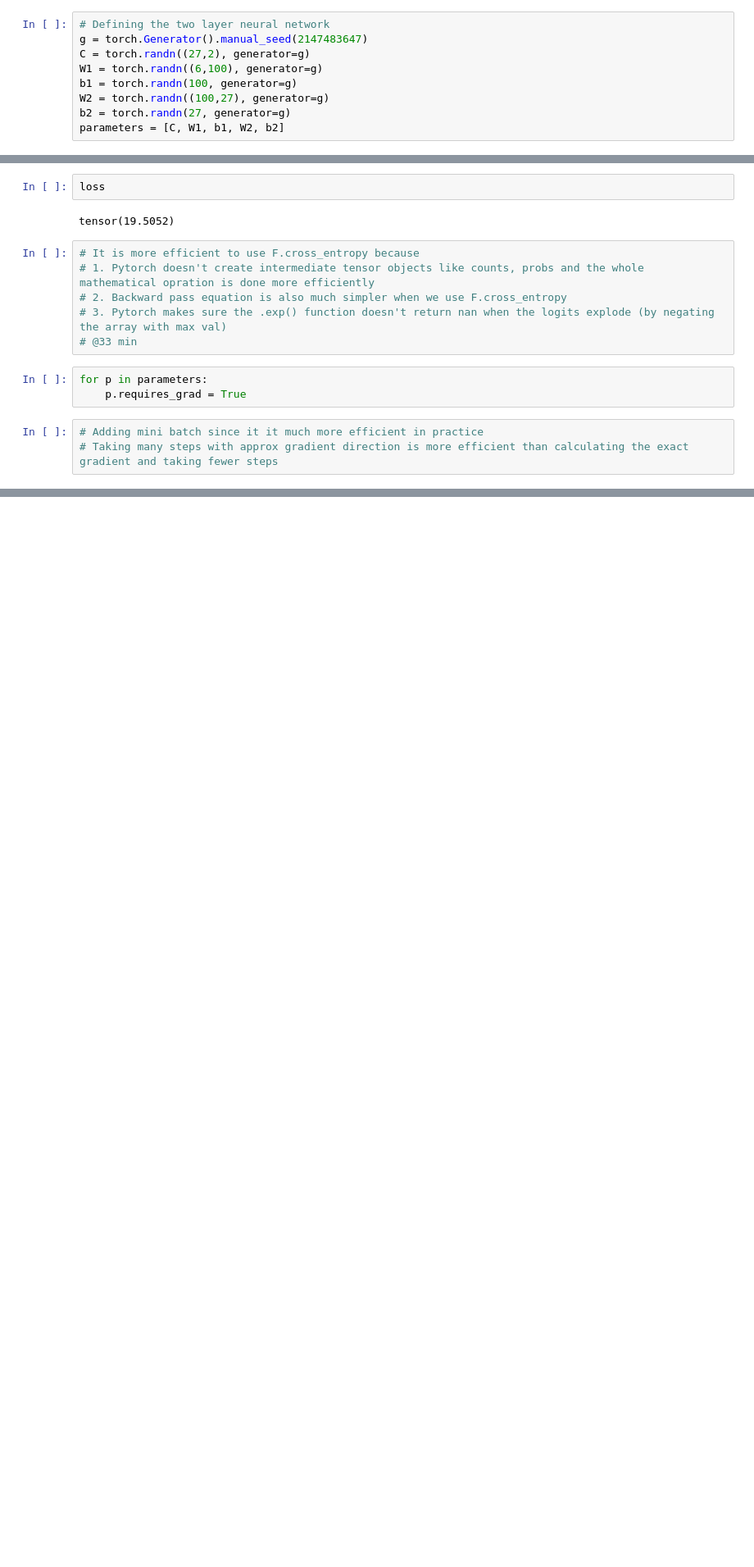
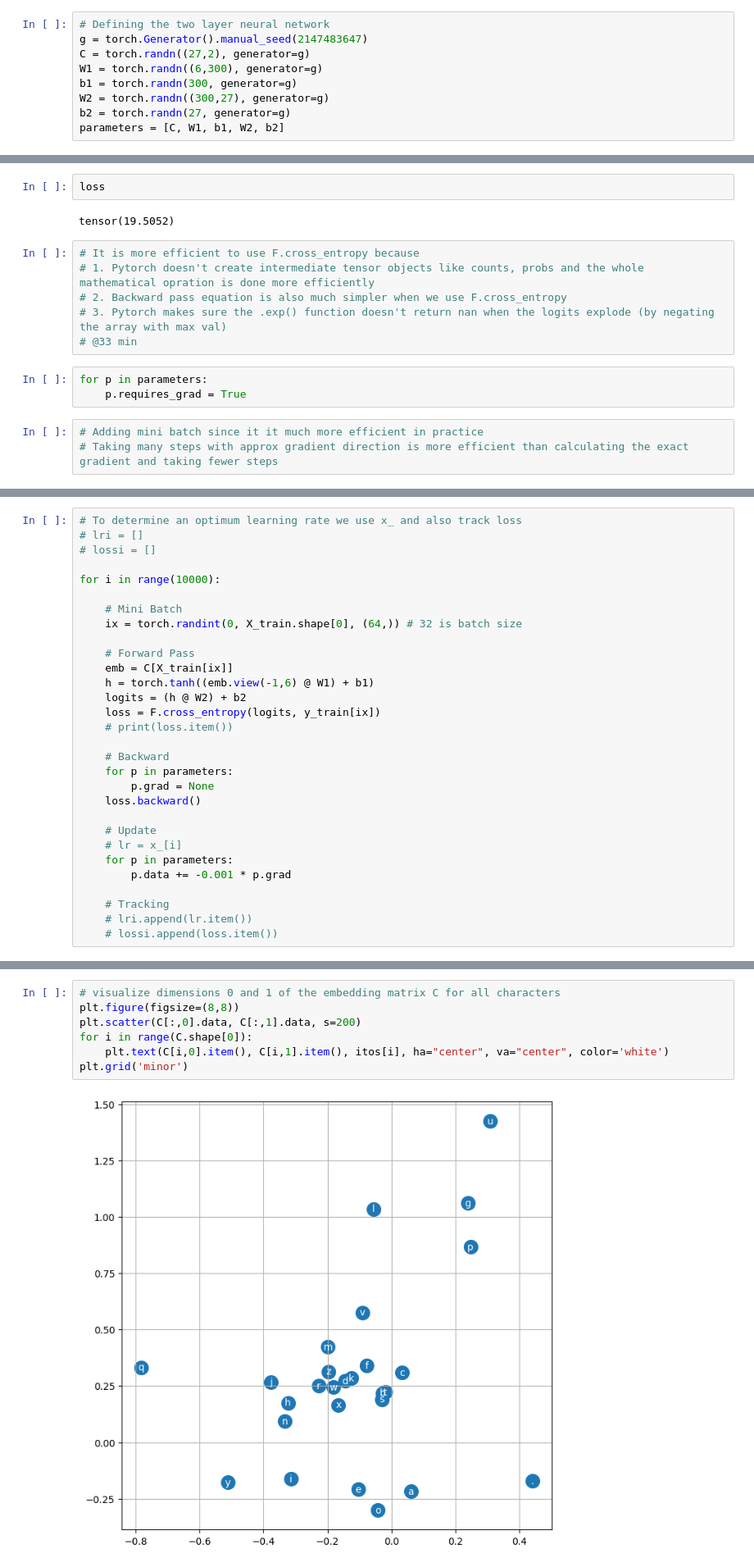
Before and after one commit to nihal-DS/Karpathy_Lectures, a Jupyter notebook: makemore2.ipynb, the cells around one changed output, grey strips where cells are left out. Shown at 82% size. Cells and saved outputs as stored; diff of their text form; blank space fills up the shorter version.

```diff
--- a/makemore2.ipynb
+++ b/makemore2.ipynb
@@ -61,9 +79,9 @@ torch.Size([228146])
 # Defining the two layer neural network
 g = torch.Generator().manual_seed(2147483647)
 C = torch.randn((27,2), generator=g)
-W1 = torch.randn((6,100), generator=g)
-b1 = torch.randn(100, generator=g)
-W2 = torch.randn((100,27), generator=g)
+W1 = torch.randn((6,300), generator=g)
+b1 = torch.randn(300, generator=g)
+W2 = torch.randn((300,27), generator=g)
 b2 = torch.randn(27, generator=g)
 parameters = [C, W1, b1, W2, b2]
 # %%
@@ -135,0 +146,30 @@ plt.plot(x_, y_)
+# %%
+# To determine an optimum learning rate we use x_ and also track loss
+# lri = []
+# lossi = []
+
+for i in range(10000):
+
+    # Mini Batch
+    ix = torch.randint(0, X_train.shape[0], (64,)) # 32 is batch size
+
+    # Forward Pass
+    emb = C[X_train[ix]]
+    h = torch.tanh((emb.view(-1,6) @ W1) + b1)
+    logits = (h @ W2) + b2
+    loss = F.cross_entropy(logits, y_train[ix])
+    # print(loss.item())
+
+    # Backward
+    for p in parameters:
+        p.grad = None
+    loss.backward()
+
+    # Update
+    # lr = x_[i]
+    for p in parameters:
+        p.data += -0.001 * p.grad
+
+    # Tracking
+    # lri.append(lr.item())
+    # lossi.append(loss.item())
@@ -135,0 +194,9 @@ plt.plot(x_, y_)
+# %%
+# visualize dimensions 0 and 1 of the embedding matrix C for all characters
+plt.figure(figsize=(8,8))
+plt.scatter(C[:,0].data, C[:,1].data, s=200)
+for i in range(C.shape[0]):
+    plt.text(C[i,0].item(), C[i,1].item(), itos[i], ha="center", va="center", color='white')
+plt.grid('minor')
+# %% [output]
+[figure, added]
```
Also changed, not shown: parts of 9 cells of this notebook.
